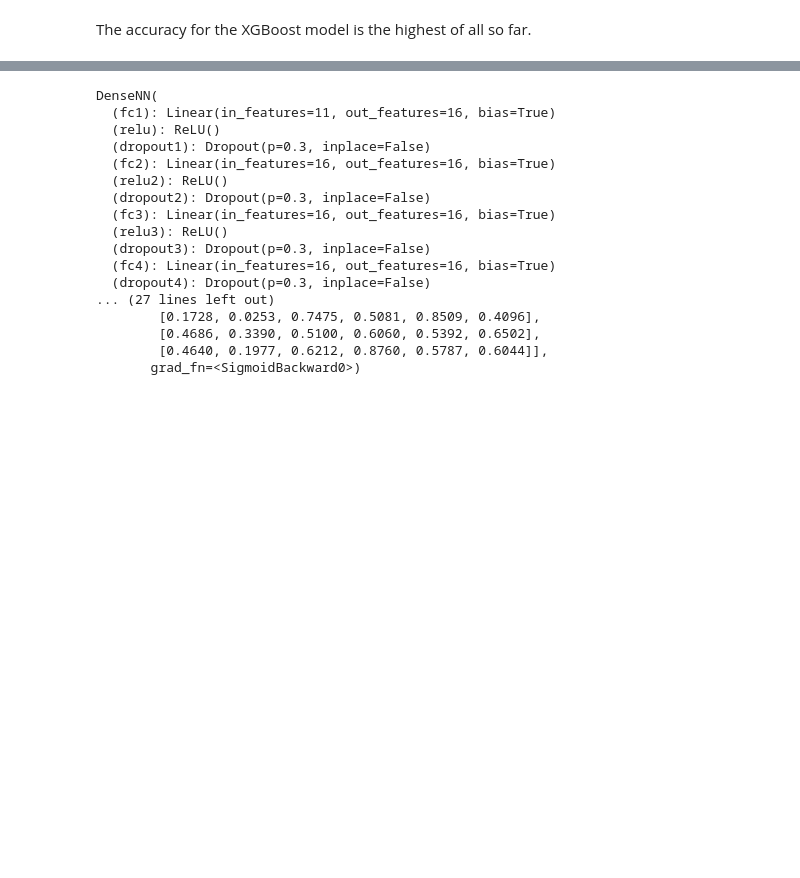
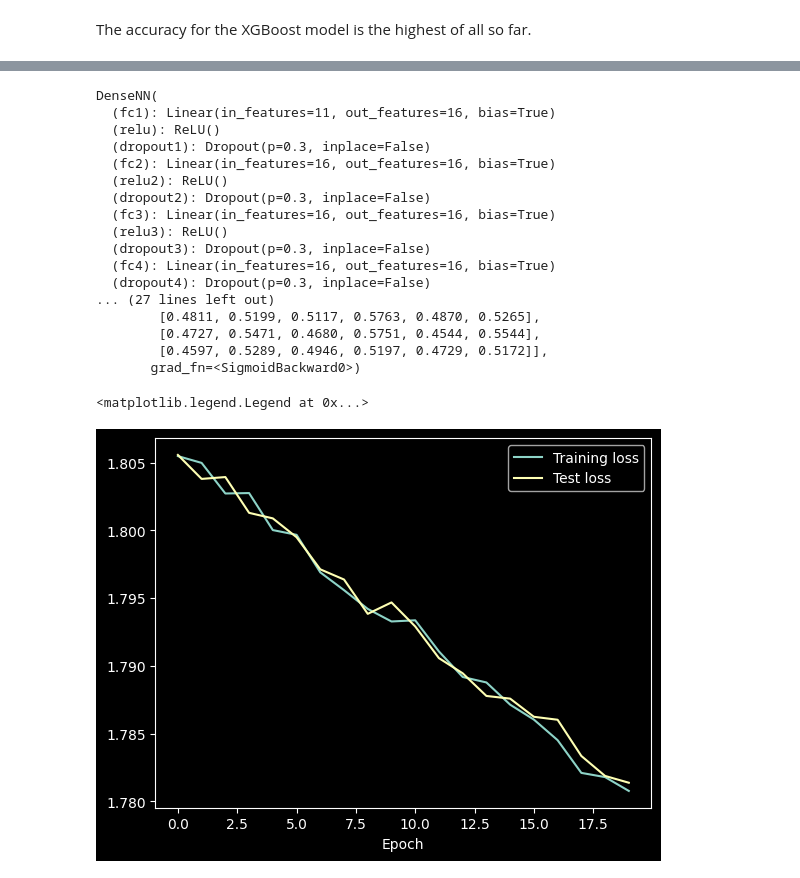
Before and after one commit to nicholasaxl/datathon-jan-2024, a Jupyter notebook: wine.ipynb, the cells around one changed output, grey strips where cells are left out. Drawn from its saved outputs; the diff is of its cells as text; code cells hidden in the pictures; blank space fills up the shorter version.

```diff
--- a/wine.ipynb
+++ b/wine.ipynb
@@ -469,7 +476,6 @@ Successfully installed fsspec-2023.12.2 mpmath-1.3.0 networkx-3.2.1 nvidia-cubla
 import torch
 import torch.nn as nn
 import torch.optim as optim
-from sklearn.preprocessing import scale
 
 class DenseNN(nn.Module):
     def __init__(self, input_size, hidden_size, output_size, dropout_prob=0.3):
@@ -508,17 +514,21 @@ class DenseNN(nn.Module):
 y_train_onehot = np.zeros(shape=(len(y_train), 6))
 for i, j in enumerate(y_train):
     y_train_onehot[i][j - 3] = 1
+y_test_onehot = np.zeros(shape=(len(y_test), 6))
+for i, j in enumerate(y_test):
+    y_test_onehot[i][j - 3] = 1
 
-x_train_scaled = scale(x_train)
-x_train_tensor = torch.tensor(np.asarray(x_train_scaled), dtype=torch.float32)
+x_test_tensor = torch.tensor(np.asarray(x_test), dtype=torch.float32)
+y_test_tensor = torch.tensor(np.asarray(y_test_onehot), dtype=torch.float32)
+x_train_tensor = torch.tensor(np.asarray(x_train), dtype=torch.float32)
 y_train_tensor = torch.tensor(np.asarray(y_train_onehot), dtype=torch.float32)
 
 
 torch.manual_seed(42)
 
-input_size = 11
-hidden_size = 16
-output_size = 6
+input_size = 11 # 11 predictors
+hidden_size = 16 # 16 nodes per hidden layer
+output_size = 6 # 6 possible output classes
 
 model = DenseNN(input_size, hidden_size, output_size)
 
@@ -529,18 +539,22 @@ criterion = nn.CrossEntropyLoss()
 optimizer = optim.Adam(model.parameters(), lr=0.001)
 
 num_epochs = 20
+training_loss = []
+test_loss = []
 for epoch in range(num_epochs):
 
-    outputs = model(x_train_tensor)
+    outputs_train = model(x_train_tensor)
+    outputs_test = model(x_test_tensor)
 
+    train_loss_step = criterion(outputs_train, y_train_tensor)
+    test_loss_step = criterion(outputs_test, y_test_tensor)
+    optimizer.zero_grad()
+    train_loss_step.backward()
+    optimizer.step()
+    training_loss.append(train_loss_step.item())
+    test_loss.append(test_loss_step.item())
 
-    loss = criterion(outputs, y_train_tensor)
-
-    optimizer.zero_grad()
-    loss.backward()
-    optimizer.step()
-
-    print(f'Epoch [{epoch+1}/{num_epochs}], Loss: {loss.item():.4f}')
+    print(f'Epoch [{epoch+1}/{num_epochs}], Loss: {train_loss_step.item():.4f}')
 
 x_test_tensor = torch.tensor(np.asarray(x_test), dtype=torch.float32)
 winne_output = model(x_test_tensor)
@@ -561,10 +575,18 @@ DenseNN(
   (fc4): Linear(in_features=16, out_features=16, bias=True)
   (dropout4): Dropout(p=0.3, inplace=False)
 ... (27 lines left out)
-        [0.1728, 0.0253, 0.7475, 0.5081, 0.8509, 0.4096],
-        [0.4686, 0.3390, 0.5100, 0.6060, 0.5392, 0.6502],
-        [0.4640, 0.1977, 0.6212, 0.8760, 0.5787, 0.6044]],
+        [0.4811, 0.5199, 0.5117, 0.5763, 0.4870, 0.5265],
+        [0.4727, 0.5471, 0.4680, 0.5751, 0.4544, 0.5544],
+        [0.4597, 0.5289, 0.4946, 0.5197, 0.4729, 0.5172]],
        grad_fn=<SigmoidBackward0>)
+# %%
+plt.plot(training_loss, label='Training loss')
+plt.plot(test_loss, label='Test loss')
+plt.xlabel('Epoch')
+plt.legend()
+# %% [output]
+<matplotlib.legend.Legend at 0x...>
+[figure, added]
 # %%
 max_indices = torch.argmax(winne_output, dim=1)+3
 print("Vector of indices of the max value for each row:")
```
Also changed, not shown: parts of 19 cells of this notebook.
